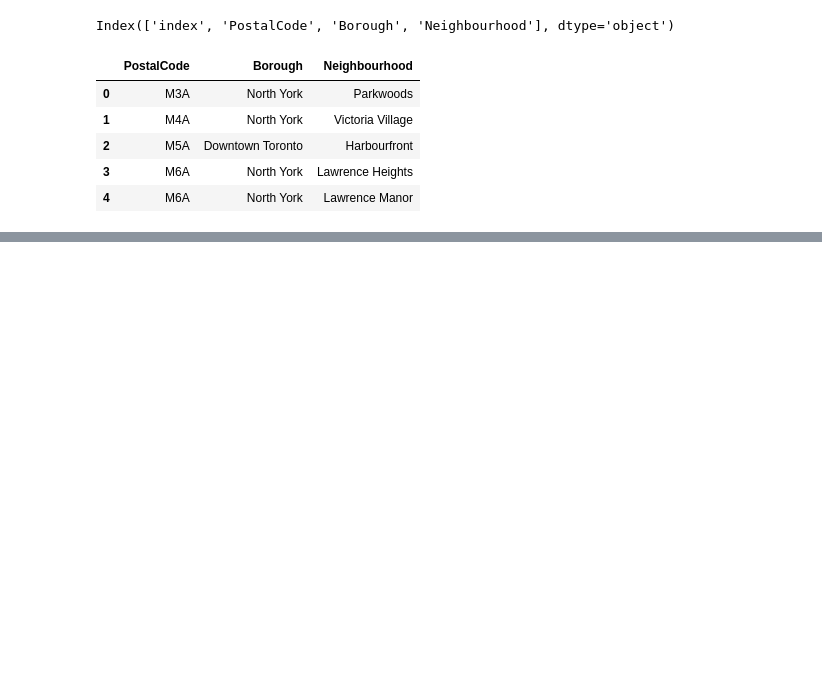
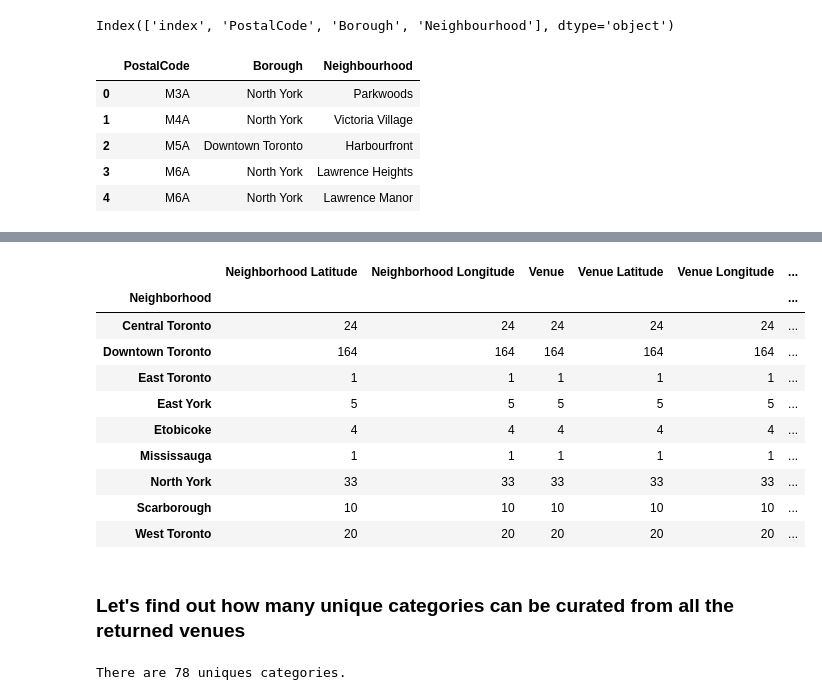
Before and after one commit to voltagebots/Coursera, a Jupyter notebook: Capsone Project.ipynb, the cells around one changed output, grey strips where cells are left out. Drawn from its saved outputs; the diff is of its cells as text; code cells hidden in the pictures; blank space fills up the shorter version.

```diff
--- a/Capsone Project.ipynb
+++ b/Capsone Project.ipynb
@@ -108,0 +164,9 @@ df1.head()
+# %%
+Borough_latitude = data.loc[0, 'Latitude'] # Borough latitude value
+Borough_longitude = data.loc[0, 'Longitude'] # Borough longitude value
+
+Borough_name = data.loc[0, 'Borough'] # Borough name
+
+print('Latitude and longitude values of {} are {}, {}.'.format(Borough_name,
+                                                               Borough_latitude,
+                                                               Borough_longitude))
@@ -108,0 +306,20 @@ df1.head()
+# %%
+Toronto_venues.groupby('Neighborhood').count()
+# %% [output]
+|  | Neighborhood Latitude | Neighborhood Longitude | Venue | Venue Latitude | Venue Longitude | ... |
+| Neighborhood |  |  |  |  |  | ... |
+| Central Toronto | 24 | 24 | 24 | 24 | 24 | ... |
+| Downtown Toronto | 164 | 164 | 164 | 164 | 164 | ... |
+| East Toronto | 1 | 1 | 1 | 1 | 1 | ... |
+| East York | 5 | 5 | 5 | 5 | 5 | ... |
+| Etobicoke | 4 | 4 | 4 | 4 | 4 | ... |
+| Mississauga | 1 | 1 | 1 | 1 | 1 | ... |
+| North York | 33 | 33 | 33 | 33 | 33 | ... |
+| Scarborough | 10 | 10 | 10 | 10 | 10 | ... |
+| West Toronto | 20 | 20 | 20 | 20 | 20 | ... |
+# %% [markdown]
+### Let's find out how many unique categories can be curated from all the returned venues
+# %%
+print('There are {} uniques categories.'.format(len(Toronto_venues['Venue Category'].unique())))
+# %% [output]
+There are 78 uniques categories.
```
Also changed, not shown: parts of 49 cells of this notebook.
